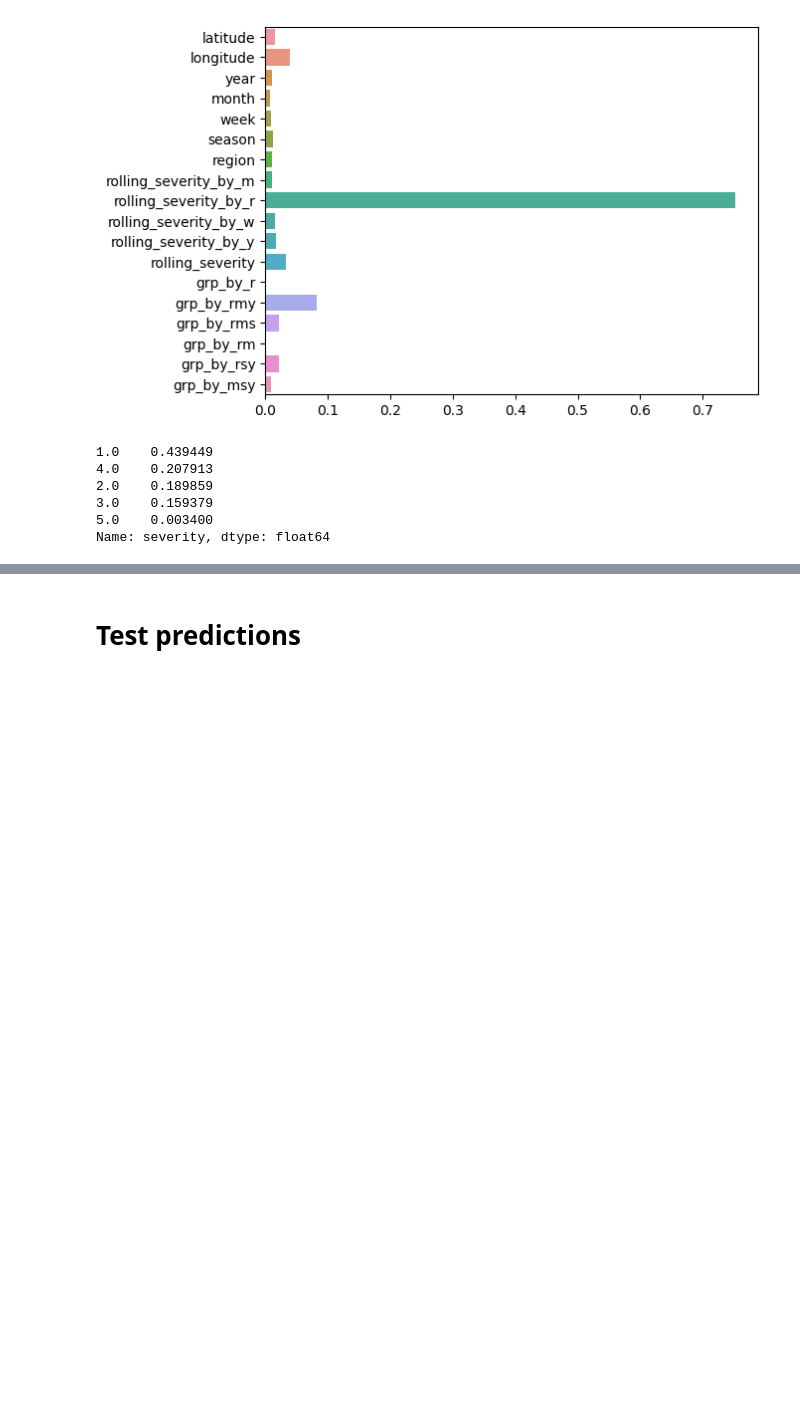
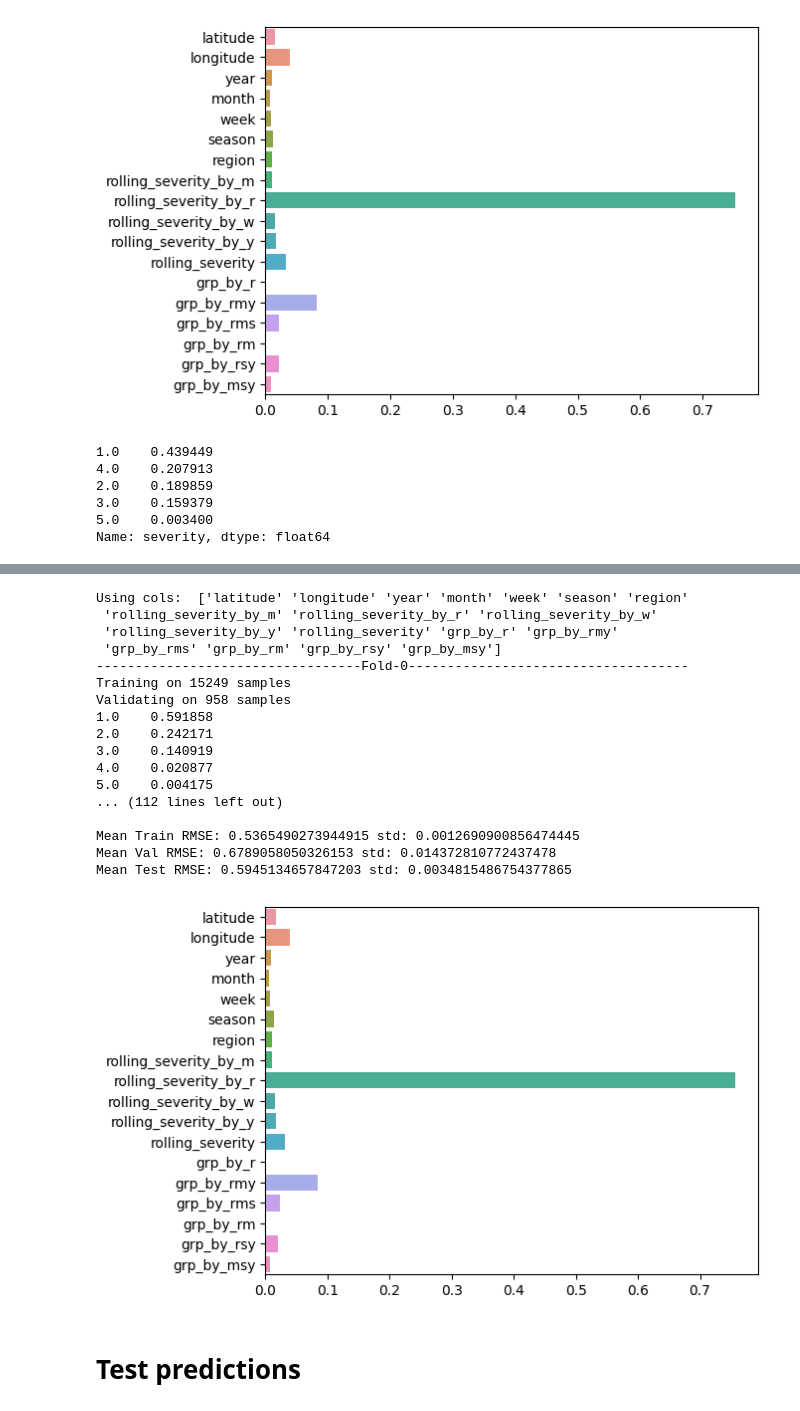
Before and after one commit to k-loki/Algal-bloom-Identification, a Jupyter notebook: notebooks/forgetall_restartagain.ipynb, the cells around one changed output, grey strips where cells are left out. Saved outputs shown, nothing was run; the diff lists cells and outputs as text; code cells hidden in the pictures; blank space fills up the shorter version.

```diff
--- a/notebooks/forgetall_restartagain.ipynb
+++ b/notebooks/forgetall_restartagain.ipynb
@@ -1128,11 +1128,11 @@ Name: severity, dtype: float64
 %%time
 
 # comparision with 0.66/0.8579
-xgb_reg = XGBRegressor(n_estimators=2000, max_depth=5, learning_rate=0.02, objective='reg:squarederror', tree_method='gpu_hist', gpu_id=0, n_jobs=-1)
-xgb_reg.fit(X_train, y_train)
-preds = xgb_reg.predict(X_val)
+xgb_reg_v0 = XGBRegressor(n_estimators=2000, max_depth=5, learning_rate=0.02, objective='reg:squarederror', tree_method='gpu_hist', gpu_id=0, n_jobs=-1)
+xgb_reg_v0.fit(X_train, y_train)
+preds = xgb_reg_v0.predict(X_val)
 preds = pd.Series(np.round(preds)).clip(1, 5).values
-print("train rmse", rmse(y_train, xgb_reg.predict(X_train)))
+print("train rmse", rmse(y_train, xgb_reg_v0.predict(X_train)))
 print("test rmse:", rmse(y_val, preds))
 # %% [output]
 train rmse 0.49438641166551284
@@ -1142,3 +1142,24 @@ Wall time: 7.8 s
+# %%
+_ = cv_it(model=xgb_reg_v0, X_train=X_train, y_train=y_train, X_test=X_val, y_test=y_val, splits=10, cv_predict=False)
+# %% [output]
+Using cols:  ['latitude' 'longitude' 'year' 'month' 'week' 'season' 'region'
+ 'rolling_severity_by_m' 'rolling_severity_by_r' 'rolling_severity_by_w'
+ 'rolling_severity_by_y' 'rolling_severity' 'grp_by_r' 'grp_by_rmy'
+ 'grp_by_rms' 'grp_by_rm' 'grp_by_rsy' 'grp_by_msy']
+----------------------------------Fold-0------------------------------------
+Training on 15249 samples
+Validating on 958 samples
+1.0    0.591858
+2.0    0.242171
+3.0    0.140919
+4.0    0.020877
+5.0    0.004175
+... (112 lines left out)
+
+Mean Train RMSE: 0.5365490273944915 std: 0.0012690900856474445
+Mean Val RMSE: 0.6789058050326153 std: 0.014372810772437478
+Mean Test RMSE: 0.5945134657847203 std: 0.0034815486754377865
+[figure, added]
 # %% [markdown]
 # Test predictions
 # %%
```
Also changed, not shown: parts of 1 cell of this notebook.
